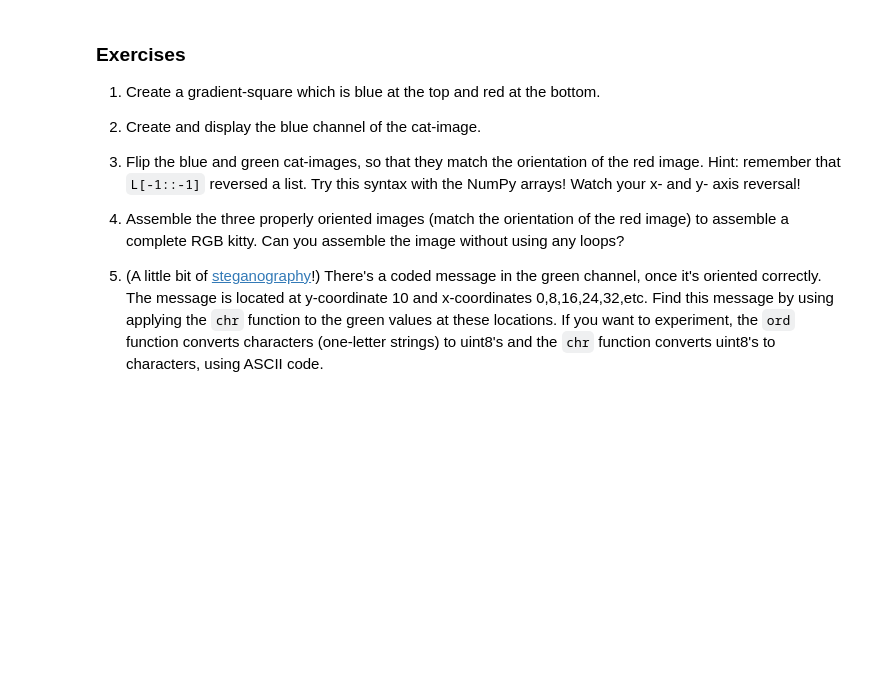
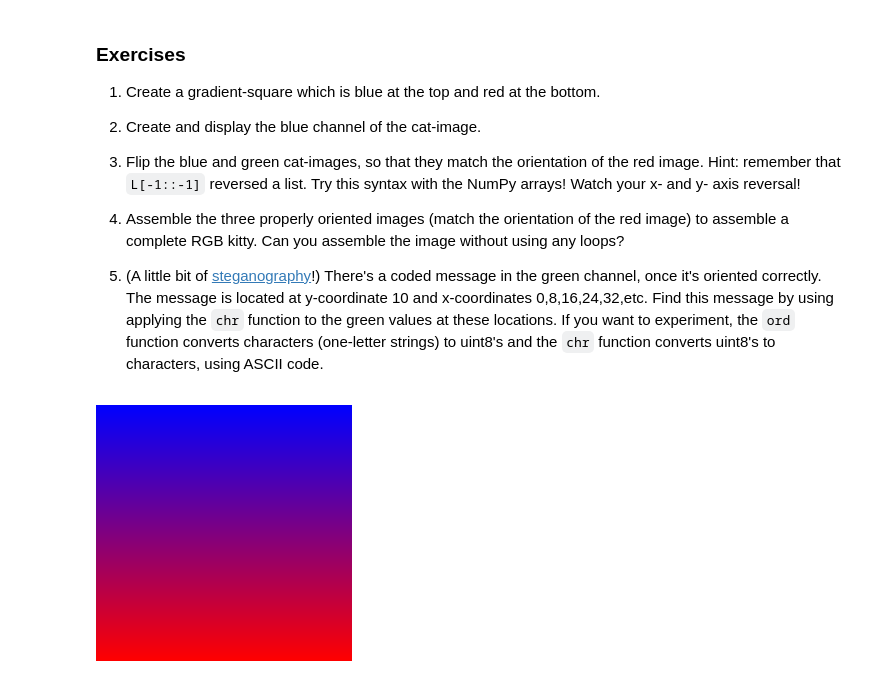
Before and after one commit to EvanSpanier/Math-152, a Jupyter notebook: P4M_Notebook_4.ipynb, the cells around one changed output. Saved outputs shown, nothing was run; the diff lists cells and outputs as text; code cells hidden in the pictures; blank space fills up the shorter version.

```diff
--- a/P4M_Notebook_4.ipynb
+++ b/P4M_Notebook_4.ipynb
@@ -1088,3 +1220,13 @@ Now we see the problem!  Complete the exercises below to fix the image.
 4.  Assemble the three properly oriented images (match the orientation of the red image) to assemble a complete RGB kitty.  Can you assemble the image without using any loops?
 
 5.  (A little bit of [steganography](https://en.wikipedia.org/wiki/Steganography)!)  There's a coded message in the green channel, once it's oriented correctly.  The message is located at y-coordinate 10 and x-coordinates 0,8,16,24,32,etc.  Find this message by using applying the `chr` function to the green values at these locations.  If you want to experiment, the `ord` function converts characters (one-letter strings) to uint8's and the `chr` function converts uint8's to characters, using ASCII code.
+# %%
+#1
+gradient = np.zeros((256, 256,3), dtype=np.uint8)
+for x in range(256):
+    for y in range(256):
+        gradient[y,x] = [y,0,255-y] # Red = x, Green = 128, Blue = 0
+img = Image.fromarray(gradient) # Create an image from the array.
+display(img)
+# %% [output]
+[figure, added]
```
Also changed, not shown: parts of 42 cells of this notebook.
